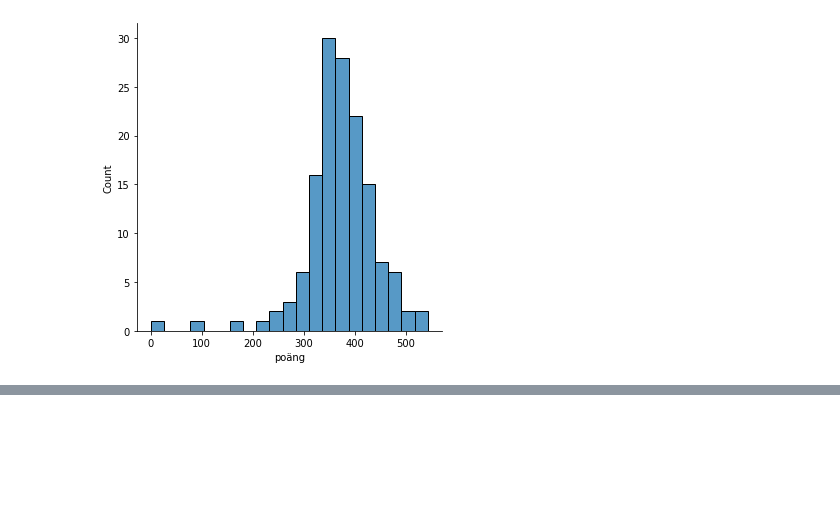
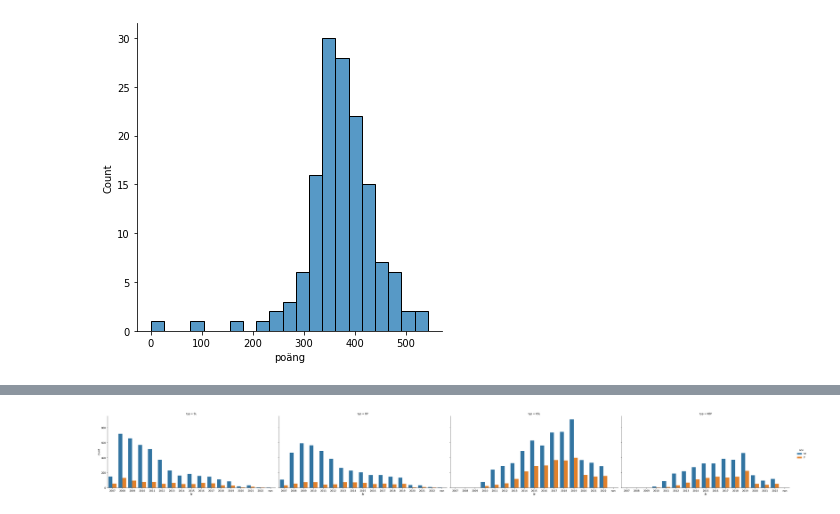
Before and after one commit to ErikHartman/styrkelyft, a Jupyter notebook: ssf_ranking.ipynb, the cells around one changed output, grey strips where cells are left out. Cells and saved outputs as stored; diff of their text form; code cells hidden in the pictures; blank space fills up the shorter version.

```diff
--- a/ssf_ranking.ipynb
+++ b/ssf_ranking.ipynb
@@ -363,0 +396,7 @@ g = sns.displot(data=herr_83_senior, x='poäng')
+# %%
+df['år'] = df['datum'].apply(lambda x: str(x).split('-')[0])
+df.sort_values('år', ascending=True, inplace=True)
+g = sns.catplot(x="år", hue='kön',  kind='count',aspect=2,
+            col='typ', data=df)
+# %% [output]
+[figure, added]
```
Also changed, not shown: parts of 13 cells of this notebook, 2 other files.
